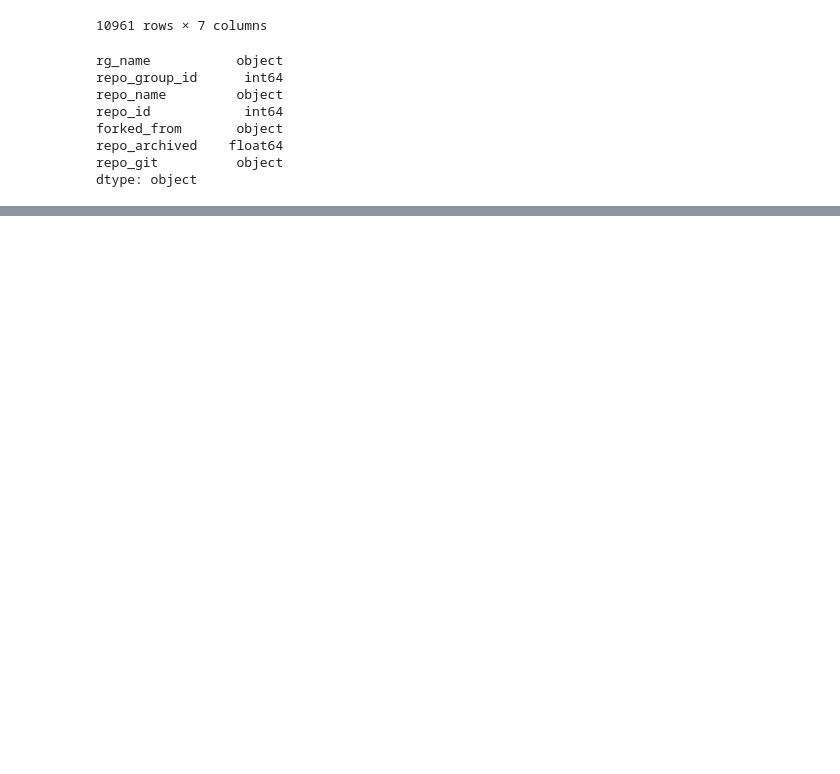
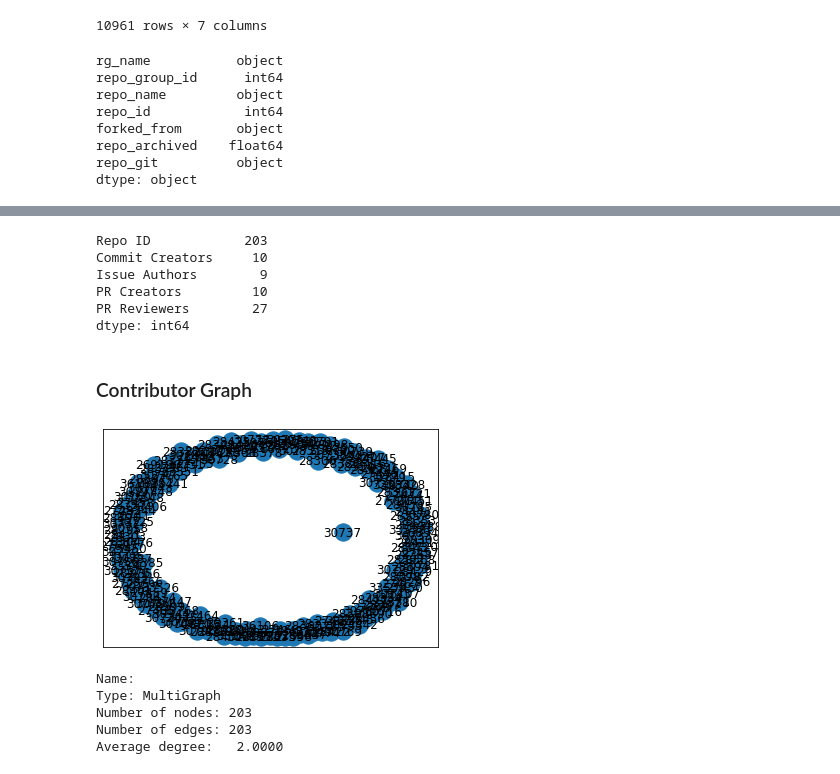
Before and after one commit to hemajv/sandiego, a Jupyter notebook: notebooks/contributors_per_repo.ipynb, the cells around one changed output, grey strips where cells are left out. Saved outputs shown, nothing was run; the diff lists cells and outputs as text; code cells hidden in the pictures; blank space fills up the shorter version.

```diff
--- a/notebooks/contributors_per_repo.ipynb
+++ b/notebooks/contributors_per_repo.ipynb
@@ -232,0 +292,5 @@ x.head(20)
+# %%
+# Group by repo and count the number of issue authors, PR creators, PR reviewers and commit creators
+df = df_all.groupby('Repo ID')['Commit Creators','Issue Authors','PR Creators','PR Reviewers'].count()
+# %%
+df = df.reset_index()
@@ -232,0 +306,29 @@ x.head(20)
+# %%
+df.nunique()
+# %% [output]
+Repo ID            203
+Commit Creators     10
+Issue Authors        9
+PR Creators         10
+PR Reviewers        27
+dtype: int64
+# %% [markdown]
+### Contributor Graph
+# %%
+G = nx.from_pandas_edgelist(df,
+                            source='Repo ID',
+                            target='Repo ID',
+                            edge_attr=['Issue Authors', 'PR Creators', 'Commit Creators', 'PR Reviewers'],
+                            create_using=nx.MultiGraph())
+
+nx.draw_networkx(G)
+# %% [output]
+[figure, added]
+# %%
+print(nx.info(G))
+# %% [output]
+Name:
+Type: MultiGraph
+Number of nodes: 203
+Number of edges: 203
+Average degree:   2.0000
```
Also changed, not shown: parts of 26 cells of this notebook.
